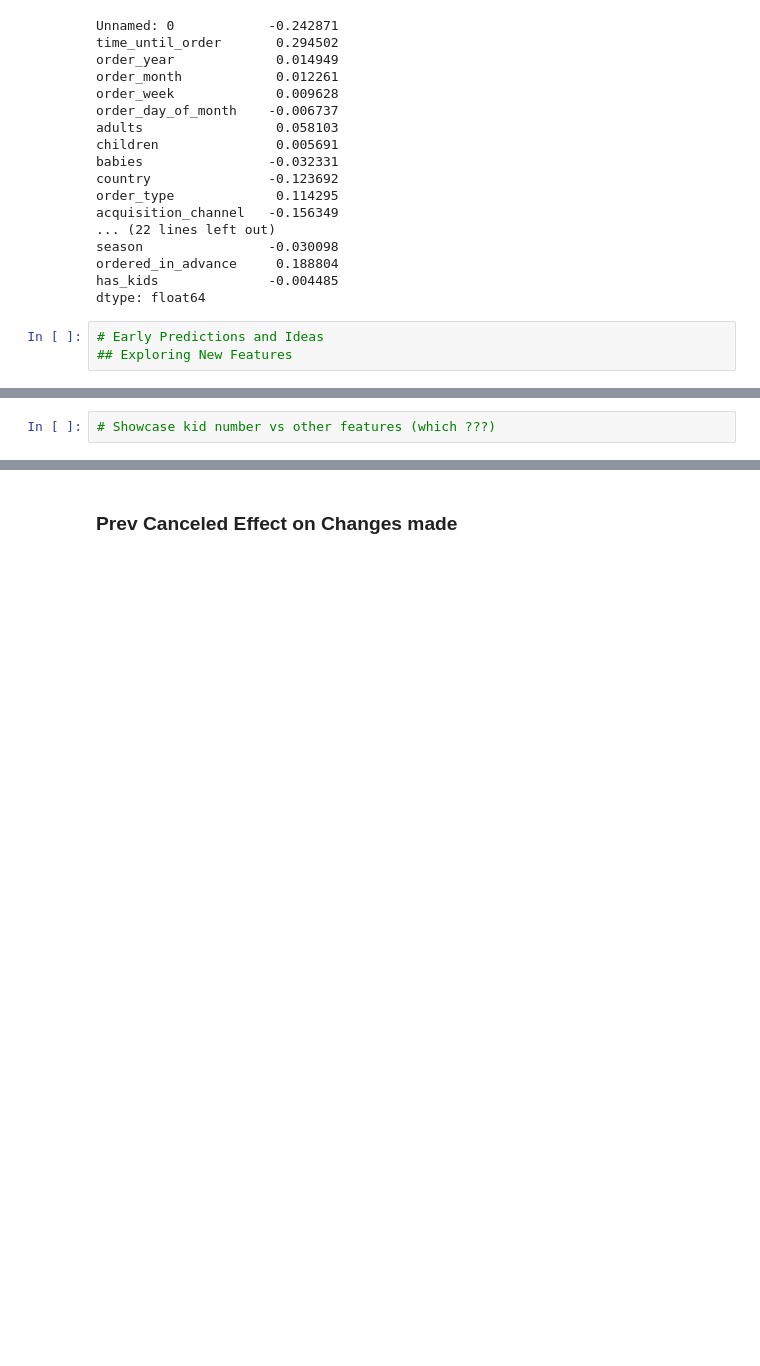
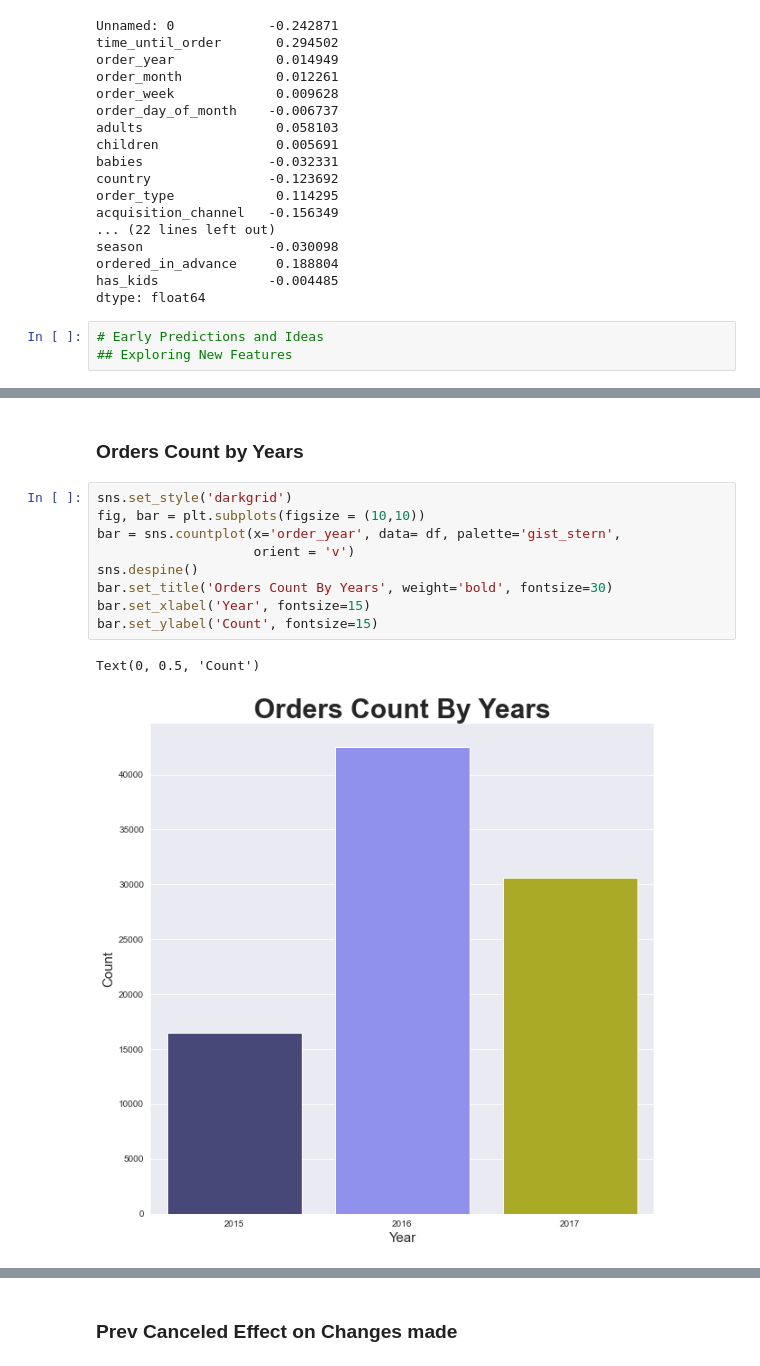
Before and after one commit to Guydada/Machine-Learning-Project---Guy-and-Tamar, a Jupyter notebook: Project.ipynb, the cells around one changed output, grey strips where cells are left out. Drawn from its saved outputs; the diff is of its cells as text; blank space fills up the shorter version.

```diff
--- a/Project.ipynb
+++ b/Project.ipynb
@@ -245,2 +282,14 @@ AttributeError: module 'seaborn' has no attribute 'set_xticklabels'
-# %%
-# Showcase kid number vs other features (which ???)
+# %% [markdown]
+### Orders Count by Years
+# %%
+sns.set_style('darkgrid')
+fig, bar = plt.subplots(figsize = (10,10))
+bar = sns.countplot(x='order_year', data= df, palette='gist_stern',
+                    orient = 'v')
+sns.despine()
+bar.set_title('Orders Count By Years', weight='bold', fontsize=30)
+bar.set_xlabel('Year', fontsize=15)
+bar.set_ylabel('Count', fontsize=15)
+# %% [output]
+Text(0, 0.5, 'Count')
+[figure, added]
```
Also changed, not shown: parts of 51 cells of this notebook, 1 other file.
